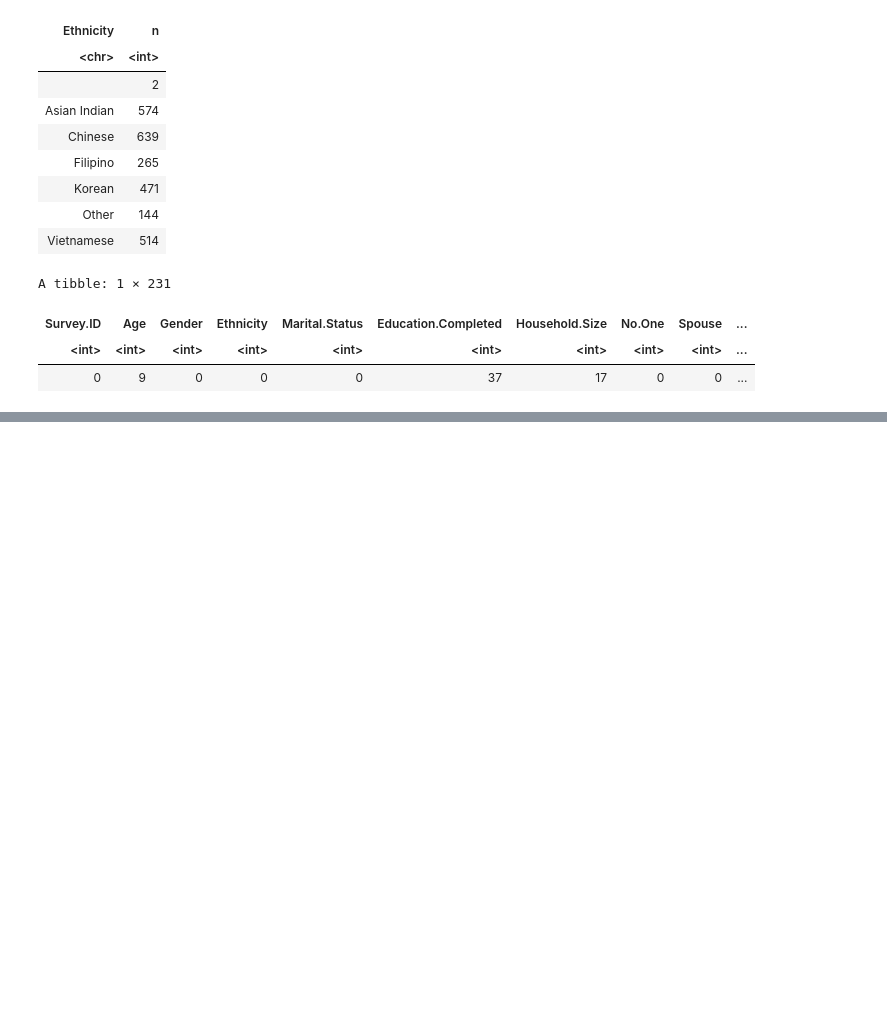
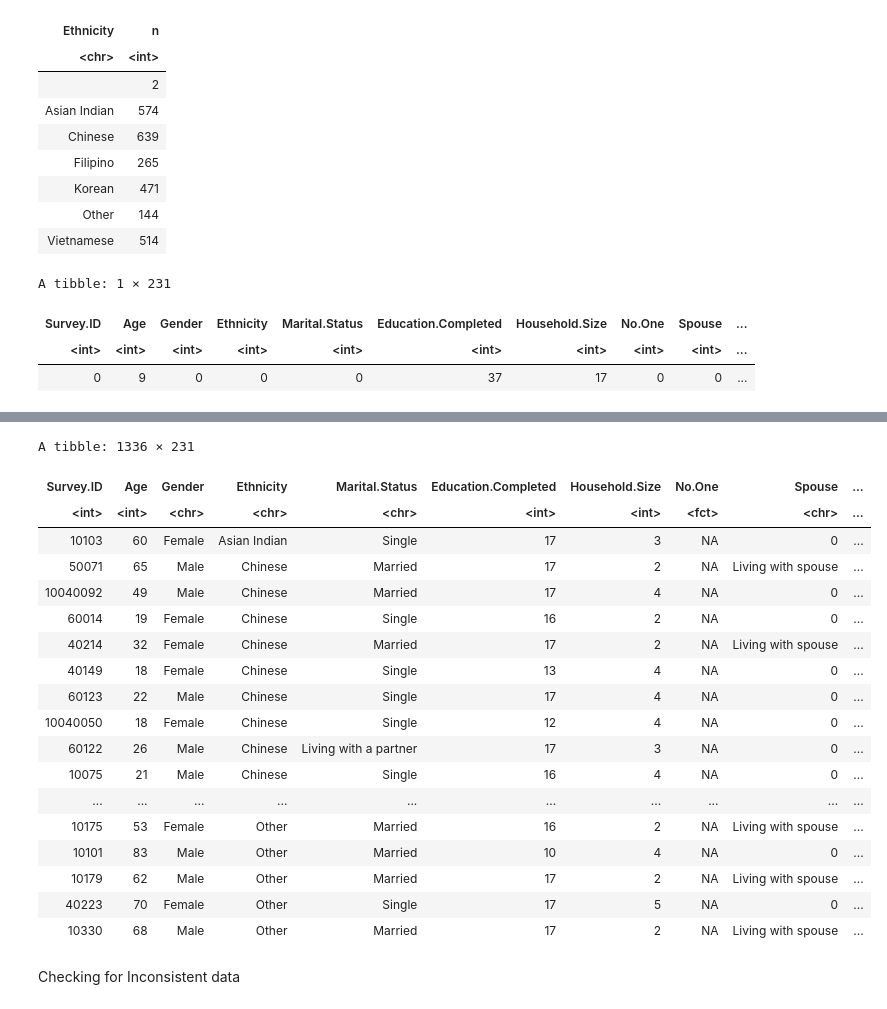
Before and after one commit to SelectBillyFromC/Project699, a Jupyter notebook: Project_699_R.ipynb, the cells around one changed output, grey strips where cells are left out. Cells and saved outputs as stored; diff of their text form; code cells hidden in the pictures; blank space fills up the shorter version.

```diff
--- a/Project_699_R.ipynb
+++ b/Project_699_R.ipynb
@@ -76,5 +82,5 @@ A tibble: 1 × 231
 # %%
-tib1 <- tib[complete.cases(tib[ , 2:7]),]
+tib1 <- na.omit(tib)
 
 summary_na <- function(v){
   if(!any(is.na(v))){
@@ -85,5 +91,4 @@ summary_na <- function(v){
   return(res)
 }
 
-nrow(tib)
 summary_na(tib1)
@@ -142,0 +163,4 @@ ERROR: ignored
+# %%
+tib1$No.One = factor(tib1$No.One,
+              levels = c('Living with no one'),
+              labels = c(1))
@@ -142,0 +179,24 @@ ERROR: ignored
+# %%
+tib1
+# %% [output]
+A tibble: 1336 × 231
+| Survey.ID | Age | Gender | Ethnicity | Marital.Status | Education.Completed | Household.Size | No.One | Spouse | ... |
+| <int> | <int> | <chr> | <chr> | <chr> | <int> | <int> | <fct> | <chr> | ... |
+| 10103 | 60 | Female | Asian Indian | Single | 17 | 3 | NA | 0 | ... |
+| 50071 | 65 | Male | Chinese | Married | 17 | 2 | NA | Living with spouse | ... |
+| 10040092 | 49 | Male | Chinese | Married | 17 | 4 | NA | 0 | ... |
+| 60014 | 19 | Female | Chinese | Single | 16 | 2 | NA | 0 | ... |
+| 40214 | 32 | Female | Chinese | Married | 17 | 2 | NA | Living with spouse | ... |
+| 40149 | 18 | Female | Chinese | Single | 13 | 4 | NA | 0 | ... |
+| 60123 | 22 | Male | Chinese | Single | 17 | 4 | NA | 0 | ... |
+| 10040050 | 18 | Female | Chinese | Single | 12 | 4 | NA | 0 | ... |
+| 60122 | 26 | Male | Chinese | Living with a partner | 17 | 3 | NA | 0 | ... |
+| 10075 | 21 | Male | Chinese | Single | 16 | 4 | NA | 0 | ... |
+| ... | ... | ... | ... | ... | ... | ... | ... | ... | ... |
+| 10175 | 53 | Female | Other | Married | 16 | 2 | NA | Living with spouse | ... |
+| 10101 | 83 | Male | Other | Married | 10 | 4 | NA | 0 | ... |
+| 10179 | 62 | Male | Other | Married | 17 | 2 | NA | Living with spouse | ... |
+| 40223 | 70 | Female | Other | Single | 17 | 5 | NA | 0 | ... |
+| 10330 | 68 | Male | Other | Married | 17 | 2 | NA | Living with spouse | ... |
+# %% [markdown]
+Checking for Inconsistent data
```
Also changed, not shown: parts of 12 cells of this notebook.
